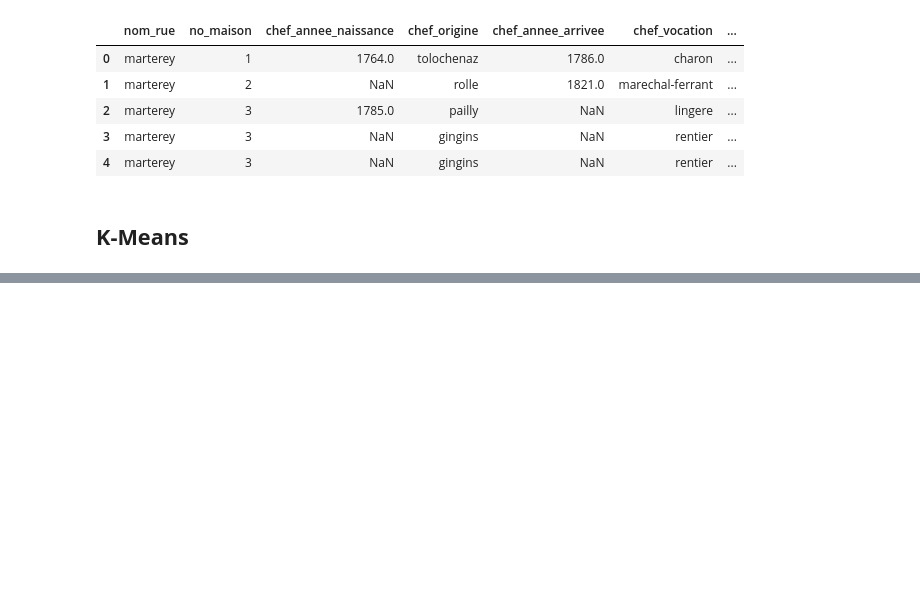
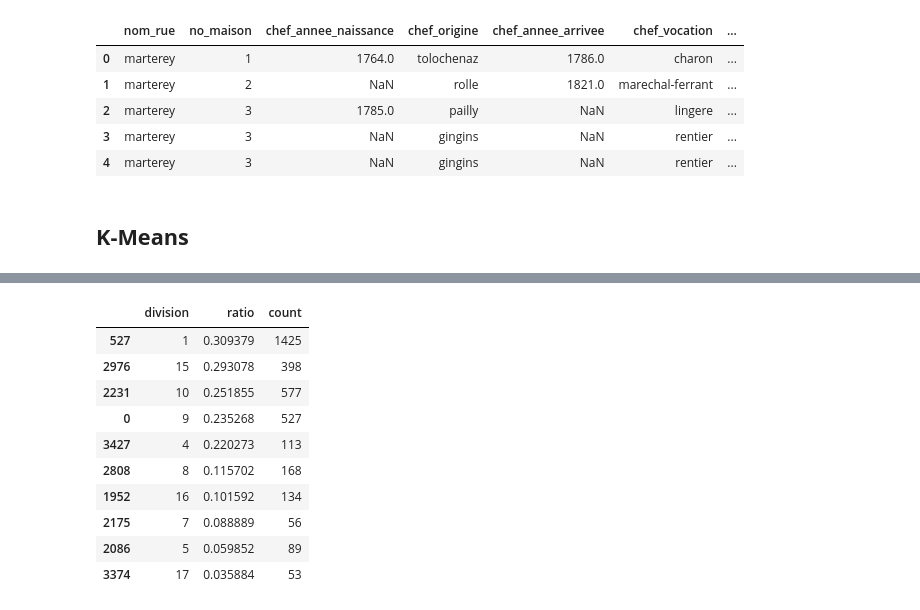
Before and after one commit to ozan-guven/HUM-450-Project, a Jupyter notebook: notebooks/clustering.ipynb, the cells around one changed output, grey strips where cells are left out. Saved outputs shown, nothing was run; the diff lists cells and outputs as text; code cells hidden in the pictures; blank space fills up the shorter version.

```diff
--- a/notebooks/clustering.ipynb
+++ b/notebooks/clustering.ipynb
@@ -194,7 +216,7 @@ def run_and_show_stats(df, features, n_bootstrap, n_runs):
 # %%
 N_RUNS = 1000
 N_BOOTSTRAP = 10000
-FEATURES = ['pensionnaires']
+FEATURES = ['chef_annee_arrivee']
 
 run_and_show_stats(df, features=FEATURES, n_bootstrap=N_BOOTSTRAP, n_runs=N_RUNS)
 # %% [output]
@@ -241,0 +259,26 @@ run_and_show_stats(df, features=FEATURES, n_bootstrap=N_BOOTSTRAP, n_runs=N_RUNS
+# %%
+# Get assigned division sizes
+df_cluster_fit = best_df_cluster.copy()
+df_cluster_fit = df_cluster_fit.merge(df_cluster_fit.groupby('assigned_division').size().reset_index(name='assigned_division_size'), on='assigned_division')
+
+# Filter out wrong predictions and get filtered assigned division sizes
+df_cluster_fit = df_cluster_fit[df_cluster_fit['division'] == df_cluster_fit['assigned_division']]
+df_cluster_fit = df_cluster_fit.merge(df_cluster_fit.groupby('assigned_division').size().reset_index(name='count'), on='assigned_division')
+
+# Get ratio of filtered assigned division sizes to assigned division sizes
+df_cluster_fit['ratio'] = df_cluster_fit['count'] / df_cluster_fit['assigned_division_size']
+df_cluster_fit = df_cluster_fit[['division', 'ratio', 'count']].drop_duplicates().sort_values(by='ratio', ascending=False)
+df_cluster_fit = df_cluster_fit.sort_values(by='ratio', ascending=False)
+df_cluster_fit.head(20)
+# %% [output]
+|  | division | ratio | count |
+| 527 | 1 | 0.309379 | 1425 |
+| 2976 | 15 | 0.293078 | 398 |
+| 2231 | 10 | 0.251855 | 577 |
+| 0 | 9 | 0.235268 | 527 |
+| 3427 | 4 | 0.220273 | 113 |
+| 2808 | 8 | 0.115702 | 168 |
+| 1952 | 16 | 0.101592 | 134 |
+| 2175 | 7 | 0.088889 | 56 |
+| 2086 | 5 | 0.059852 | 89 |
+| 3374 | 17 | 0.035884 | 53 |
```
Also changed, not shown: parts of 17 cells of this notebook, 40 other files.
